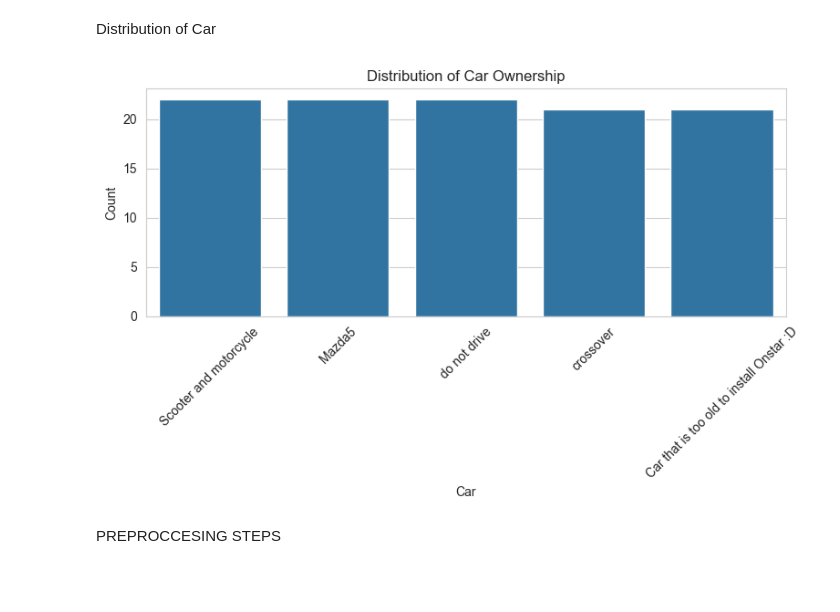
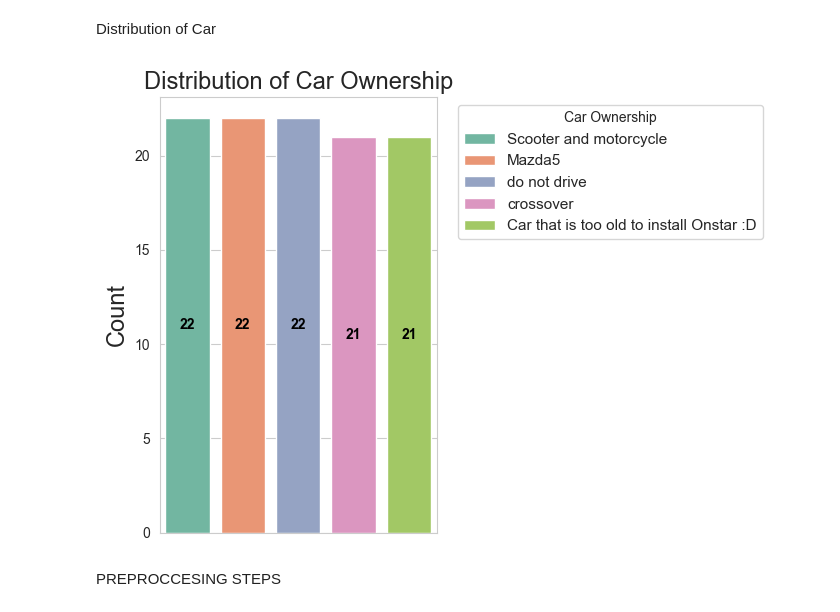
Before and after one commit to wimphil/machine_learning_group_11, a Jupyter notebook: Drivers_Recommendation_Dataset_Jupyter.ipynb, the cells around one changed output. Saved outputs shown, nothing was run; the diff lists cells and outputs as text; code cells hidden in the pictures; blank space fills up the shorter version.

```diff
--- a/Drivers_Recommendation_Dataset_Jupyter.ipynb
+++ b/Drivers_Recommendation_Dataset_Jupyter.ipynb
@@ -256,17 +284,59 @@ plt.show()
 # %% [markdown]
 Distribution of Car
-# %%
-
-# Plot distribution of car
-plt.figure(figsize=(8, 5))
-sns.countplot(x=X['car'], order=X['car'].value_counts().index)
-plt.title('Distribution of Car Ownership')
-plt.xlabel('Car')
-plt.ylabel('Count')
-plt.xticks(rotation=45)
-plt.tight_layout()
-plt.show()
-# %% [output]
-[figure, removed]
+# %%
+
+# Count the occurrences of each car category
+car_counts = X['car'].value_counts().reset_index()
+car_counts.columns = ['Car', 'Count']
+
+# Define color palette
+palette = sns.color_palette("Set2", len(car_counts))
+
+plt.figure(figsize=(7, 5))
+
+# Plot with Seaborn (using hue for legend colors)
+ax = sns.barplot(
+    x='Car',
+    y='Count',
+    hue='Car',
+    data=car_counts,
+    palette=palette,
+    legend=False
+)
+
+# Remove x-axis labels for compact layout
+ax.set_xticklabels([])
+ax.set_xlabel('')
+
+# Set title and y-axis label
+plt.title('Distribution of Car Ownership', size = 17)
+plt.ylabel('Count', size=17)
+
+# Add count labels centered on the bars
+for p in ax.patches:
+    height = p.get_height()
+    ax.text(
+        p.get_x() + p.get_width() / 2,
+        height / 2,
+        f'{int(height)}',
+        ha='center', va='center',
+        color='black', fontweight='bold'
+    )
+
+# Add legend on the right
+plt.legend(
+    handles=ax.patches[:len(car_counts)],
+    labels=car_counts['Car'].tolist(),
+    title='Car Ownership',
+    bbox_to_anchor=(1.05, 1),
+    loc='upper left',
+        fontsize = 11
+
+)
+
+plt.tight_layout()
+plt.show()
+# %% [output]
+[figure, added]
 # %% [markdown]
 PREPROCCESING STEPS
```
Also changed, not shown: parts of 6 cells of this notebook.
